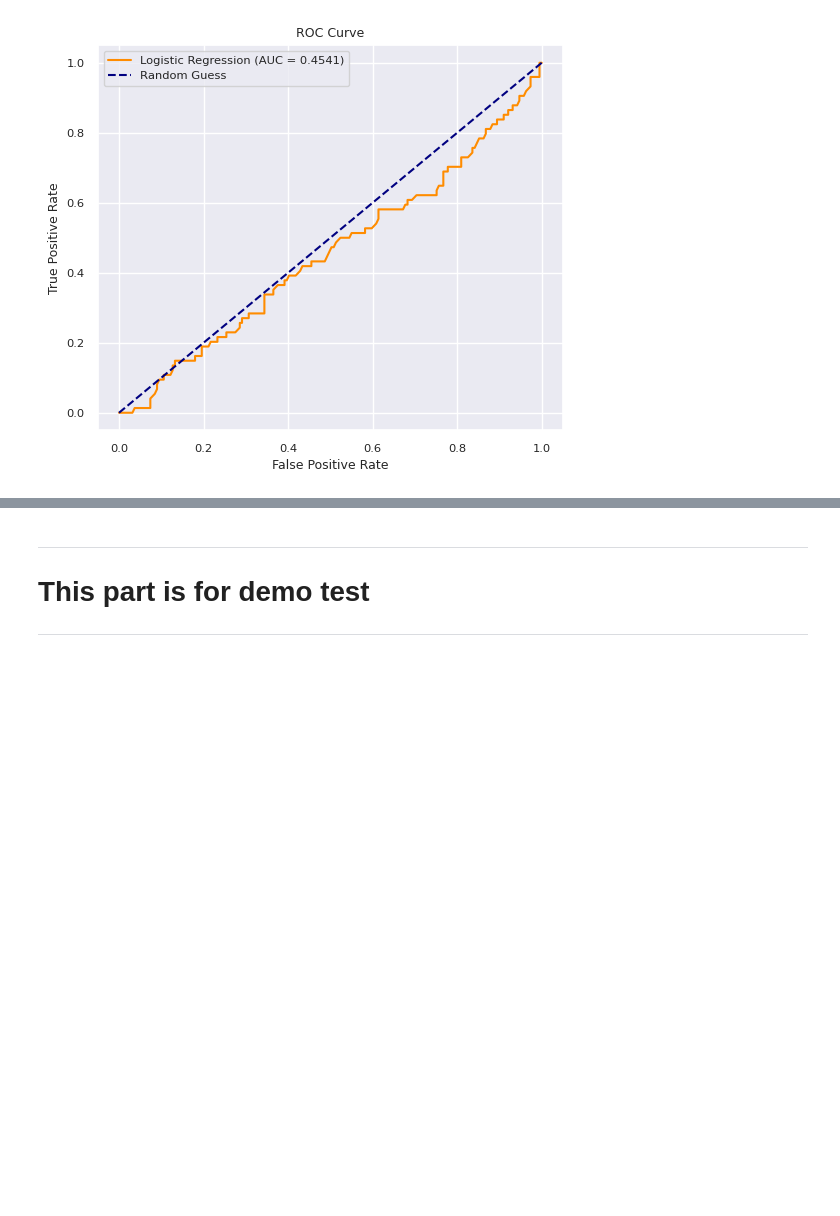
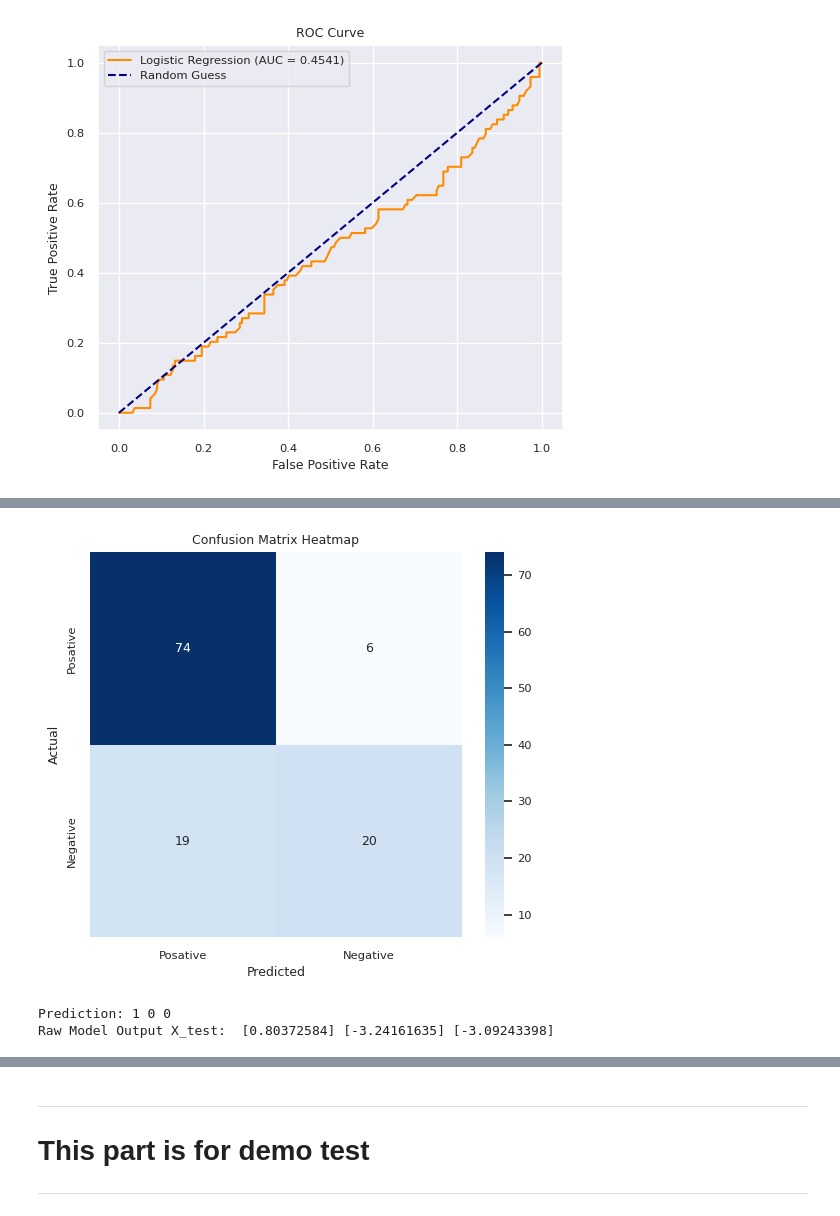
Before and after one commit to Thaer-F-Ali/Logistitc_Regression_Implimitation, a Jupyter notebook: logistic_regression_implimintaion.ipynb, the cells around one changed output, grey strips where cells are left out. Saved outputs shown, nothing was run; the diff lists cells and outputs as text; code cells hidden in the pictures; blank space fills up the shorter version.

```diff
--- a/logistic_regression_implimintaion.ipynb
+++ b/logistic_regression_implimintaion.ipynb
@@ -602,0 +820,11 @@ len(y_test)
+# %%
+# 13. Predict on test data
+y_pred = model.predict(X_test)
+
+# Accuracy score
+accuracy = accuracy_score(y_test, y_pred)
+print(f"Accuracy: {accuracy * 100:.2f}%")
+
+# Confusion Matrix and Classification Report
+print("Confusion Matrix:\n", confusion_matrix(y_test, y_pred))
+print("\nClassification Report:\n", classification_report(y_test, y_pred))
@@ -602,0 +846,26 @@ len(y_test)
+# %%
+# 14  Plot confusion matrix as heatmap
+import seaborn as sns
+
+
+cm = confusion_matrix(y_test, y_pred)
+
+plt.figure(figsize=(6, 5))
+sns.heatmap(cm, annot=True, fmt='d', cmap='Blues', xticklabels=['Posative', 'Negative'], yticklabels=['Posative', 'Negative'])
+plt.xlabel('Predicted')
+plt.ylabel('Actual')
+plt.title('Confusion Matrix Heatmap')
+plt.show()
+# %% [output]
+[figure, added]
+# %%
+# 15. Printing the resuls (this source for comparing the results with program in the Applied Machine Learning with Python book, page 62)
+
+print('Prediction:', y_pred[1], y_pred[30], y_pred[75])
+print('Raw Model Output X_test: ',
+      (model.coef_@ X_test[1]+model.intercept_),
+      (model.coef_@X_test[10]+model.intercept_),
+      (model.coef_@X_test[75] + model.intercept_))
+# %% [output]
+Prediction: 1 0 0
+Raw Model Output X_test:  [0.80372584] [-3.24161635] [-3.09243398]
```
Also changed, not shown: parts of 16 cells of this notebook.
